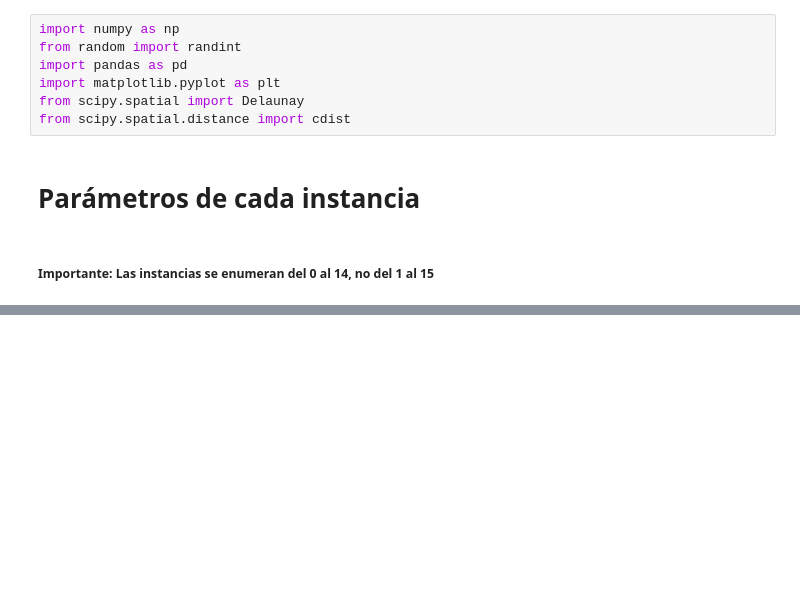
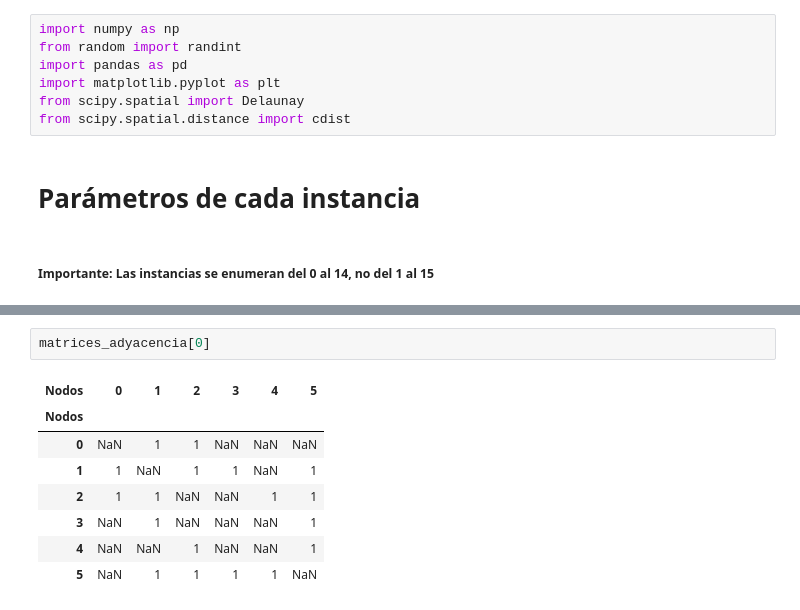
Before and after one commit to pabloajimenezc/Proyecto_FIO, a Jupyter notebook: generador_instancias.ipynb, the cells around one changed output, grey strips where cells are left out. Saved outputs shown, nothing was run; the diff lists cells and outputs as text; blank space fills up the shorter version.

```diff
--- a/generador_instancias.ipynb
+++ b/generador_instancias.ipynb
@@ -87 +105,12 @@ for idx in instancias.index:
 ... (3 outputs left out)
+# %%
+matrices_adyacencia[0]
+# %% [output]
+| Nodos | 0 | 1 | 2 | 3 | 4 | 5 |
+| Nodos |  |  |  |  |  |  |
+| 0 | NaN | 1 | 1 | NaN | NaN | NaN |
+| 1 | 1 | NaN | 1 | 1 | NaN | 1 |
+| 2 | 1 | 1 | NaN | NaN | 1 | 1 |
+| 3 | NaN | 1 | NaN | NaN | NaN | 1 |
+| 4 | NaN | NaN | 1 | NaN | NaN | 1 |
+| 5 | NaN | 1 | 1 | 1 | 1 | NaN |
```
Also changed, not shown: parts of 2 cells of this notebook, 15 other files.
